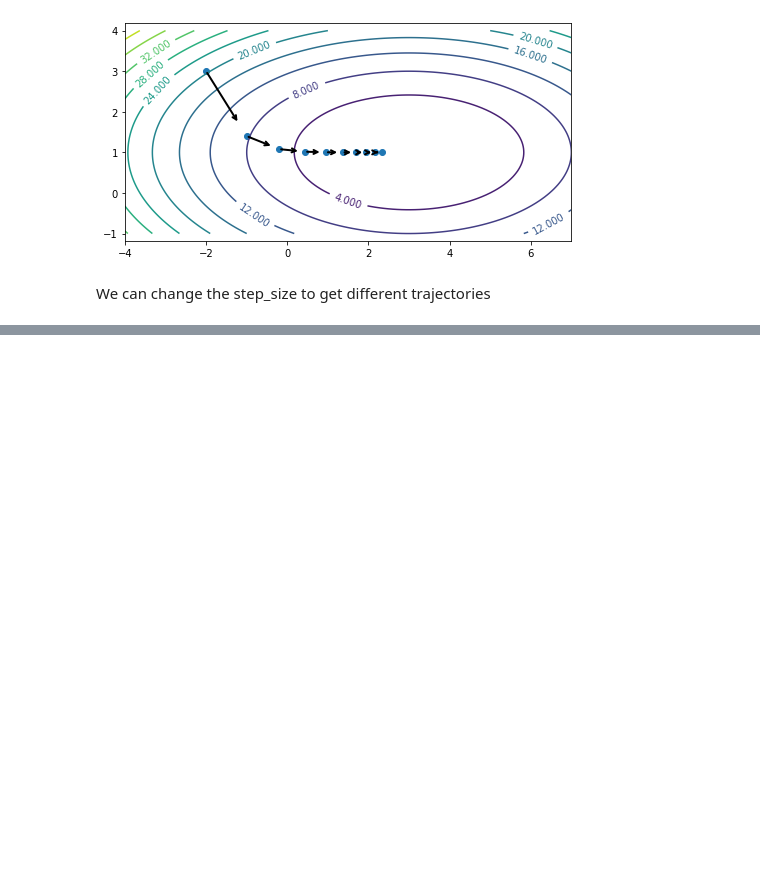
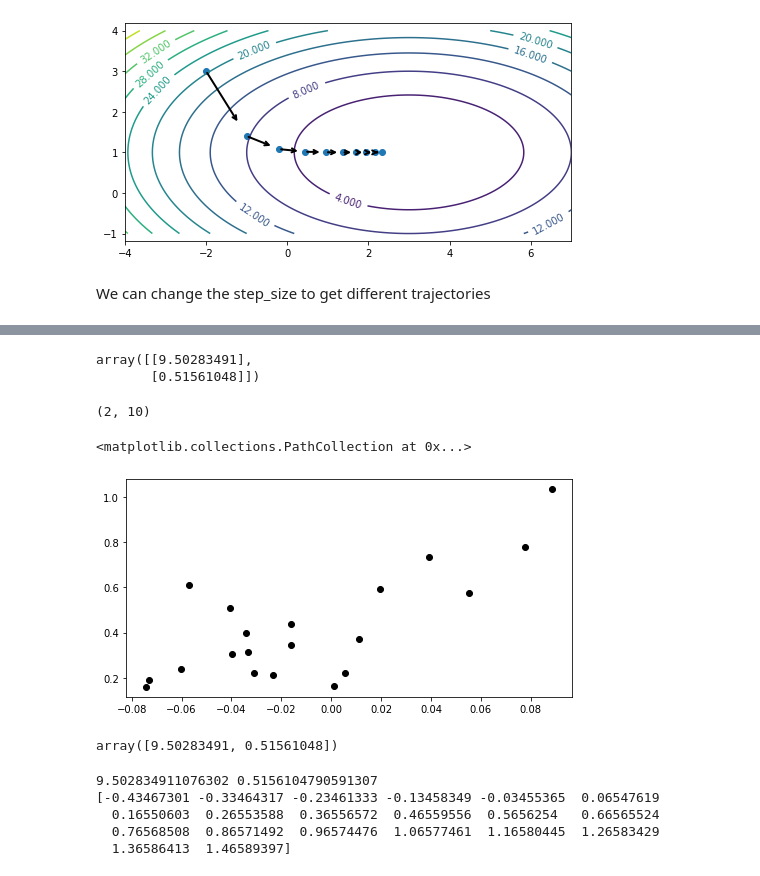
Before and after one commit to ShaunakSen/Data-Science-and-Machine-Learning, a Jupyter notebook: Applied_ML_CS_5785.ipynb, the cells around one changed output, grey strips where cells are left out. Drawn from its saved outputs; the diff is of its cells as text; code cells hidden in the pictures; blank space fills up the shorter version.

```diff
--- a/Applied_ML_CS_5785.ipynb
+++ b/Applied_ML_CS_5785.ipynb
@@ -1037,0 +1226,36 @@ We can change the step_size to get different trajectories
+# %%
+opt_pts[-1]
+# %% [output]
+array([[9.50283491],
+       [0.51561048]])
+# %%
+x_line = np.stack([np.linspace(-0.1, 0.1, 10), np.ones(10,)])
+x_line.shape
+# %% [output]
+(2, 10)
+# %%
+plt.scatter(X_train.loc[:,['bmi']], y_train,  color='black')
+# %% [output]
+<matplotlib.collections.PathCollection at 0x...>
+[figure, added]
+# %%
+opt_pts[-1].flatten()
+# %% [output]
+array([9.50283491, 0.51561048])
+# %%
+x_values = np.linspace(-0.1, 0.1, 20)
+x_values
+
+w, b = opt_pts[-1].flatten()[0], opt_pts[-1].flatten()[1]
+
+print (w, b)
+
+y_line = w*x_values + b
+
+print (y_line)
+# %% [output]
+9.502834911076302 0.5156104790591307
+[-0.43467301 -0.33464317 -0.23461333 -0.13458349 -0.03455365  0.06547619
+  0.16550603  0.26553588  0.36556572  0.46559556  0.5656254   0.66565524
+  0.76568508  0.86571492  0.96574476  1.06577461  1.16580445  1.26583429
+  1.36586413  1.46589397]
```
Also changed, not shown: parts of 15 cells of this notebook.
